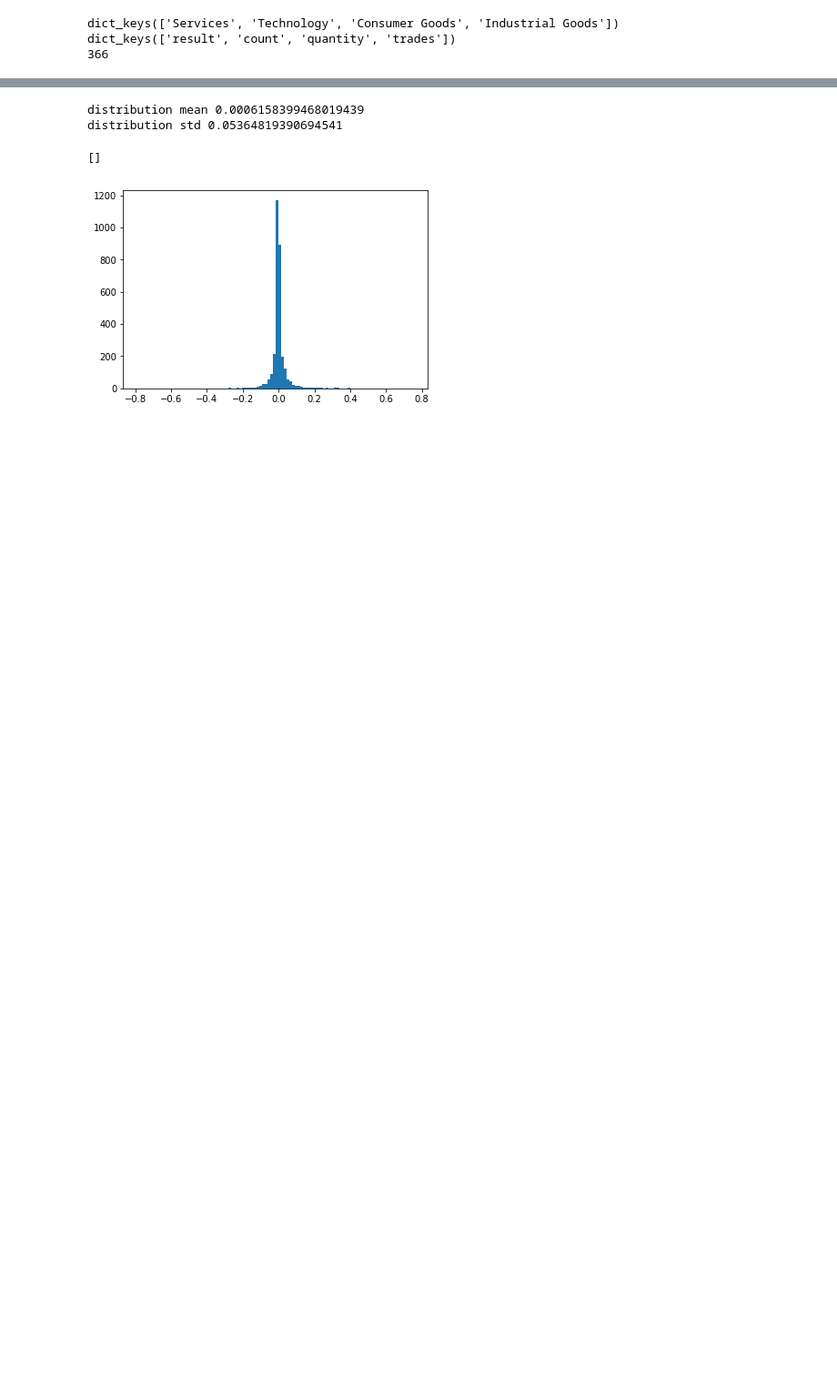
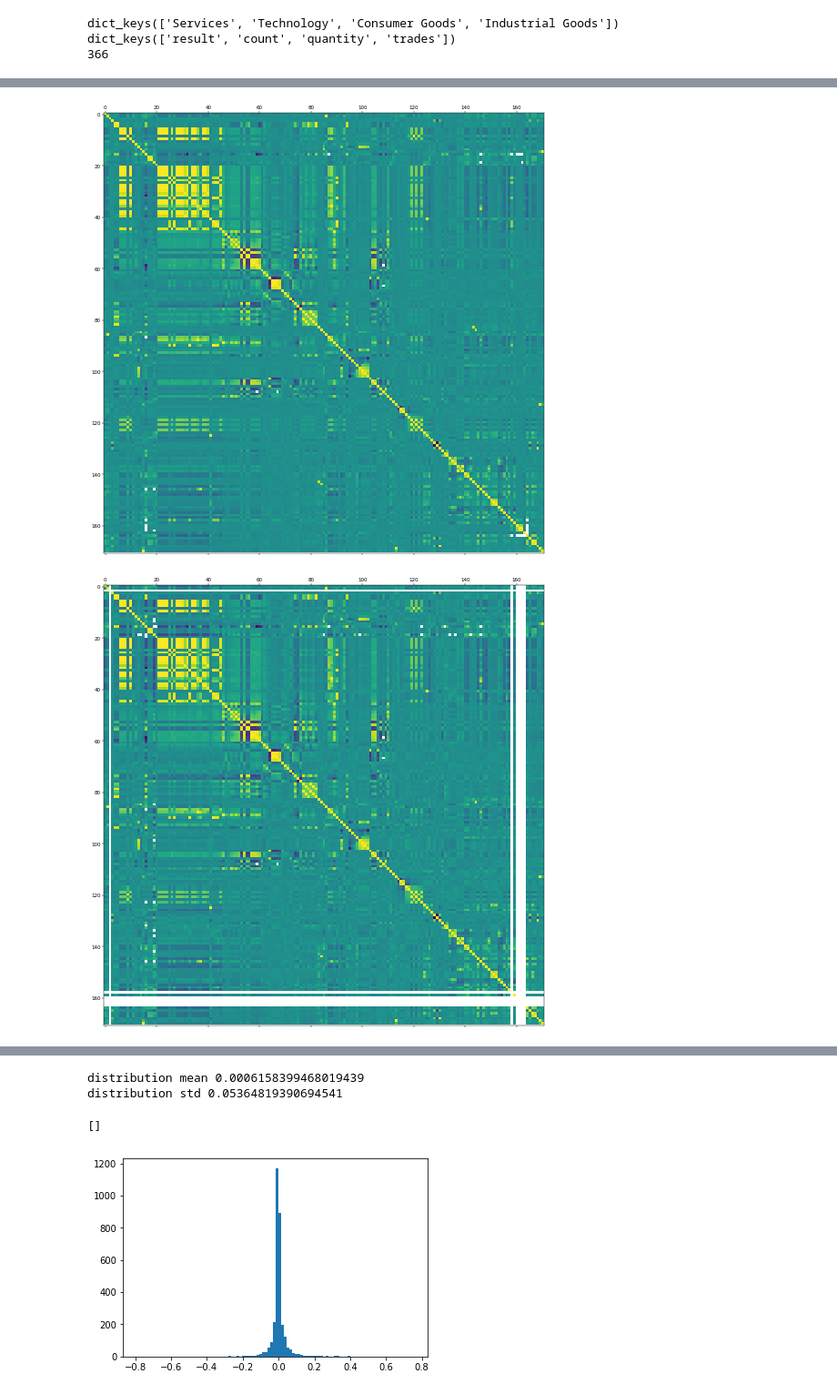
Before and after one commit to C5ipo7i/Jupyter_notebooks, a Jupyter notebook: Trading_analysis.ipynb, the cells around one changed output, grey strips where cells are left out. Shown at 91% size. Drawn from its saved outputs; the diff is of its cells as text; code cells hidden in the pictures; blank space fills up the shorter version.

```diff
--- a/Trading_analysis.ipynb
+++ b/Trading_analysis.ipynb
@@ -173,9 +198,9 @@ Finbox (4150, 70)
 | 4 | 2017-11-30 | 2475 | 2017-11-30T14:19:07.000Z | CRYT | KR | 1000.0 | 1 | 2018-01-08T17:31:25.000Z | 0.28 | 148050668 | ... |
 5 rows × 217 columns
 # %%
-#Clean finiz data
-finiz = finiz.replace({'%': ''},regex=True)
-finiz = finiz.replace({',':''},regex=True)
+#Clean finviz data
+finviz = finviz.replace({'%': ''},regex=True)
+finviz = finviz.replace({',':''},regex=True)
 # %%
 finviz_categorical_columns = ['Sector', 'Industry', 'Country','Sector.1', 'Industry.1']
 finviz_numerical_columns = ['Market Cap', 'P/E', 'Forward P/E', 'PEG', 'P/S', 'P/B', 'P/Cash',
@@ -958,0 +1089,21 @@ Auto Manufacturers - Major
+# %%
+path = '/Users/morgan/Documents/Ryan_correlations/Overall'
+name = 'Overall_correlations'
+save_show_correlations(trades,path,name)
+long_path = '/Users/morgan/Documents/Ryan_correlations/Longs'
+short_path = '/Users/morgan/Documents/Ryan_correlations/Shorts'
+short_name = 'shorts_correlations'
+long_name = 'longs_correlations'
+save_show_correlations(long_df,long_path,long_name)
+save_show_correlations(short_df,short_path,short_name)
+win_name = "useful_wins"
+loss_name = "useful_losses"
+useful_path = '/Users/morgan/Documents/Ryan_correlations/Overall'
+save_show_correlations(win_df,useful_path,win_name)
+save_show_correlations(loss_df,useful_path,loss_name)
+useful_path = '/Users/morgan/Documents/Ryan_correlations/Overall'
+useful_name = 'useful_trades_correlations'
+save_show_correlations(useful_trades,useful_path,useful_name)
+# %% [output]
+[figure, added]
+[figure, added]
```
Also changed, not shown: parts of 157 cells of this notebook.
